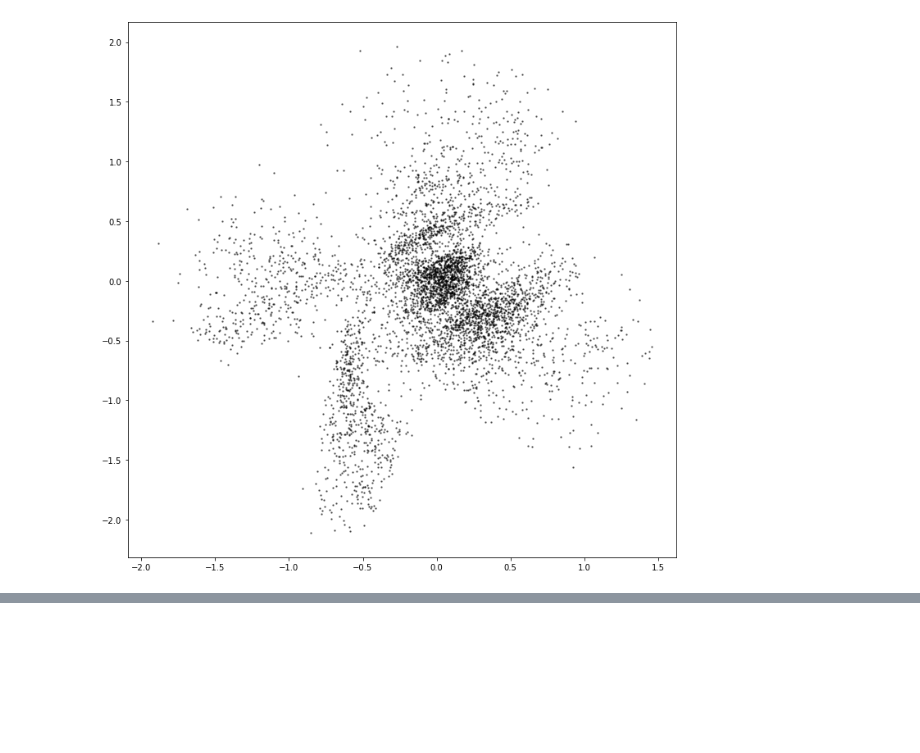
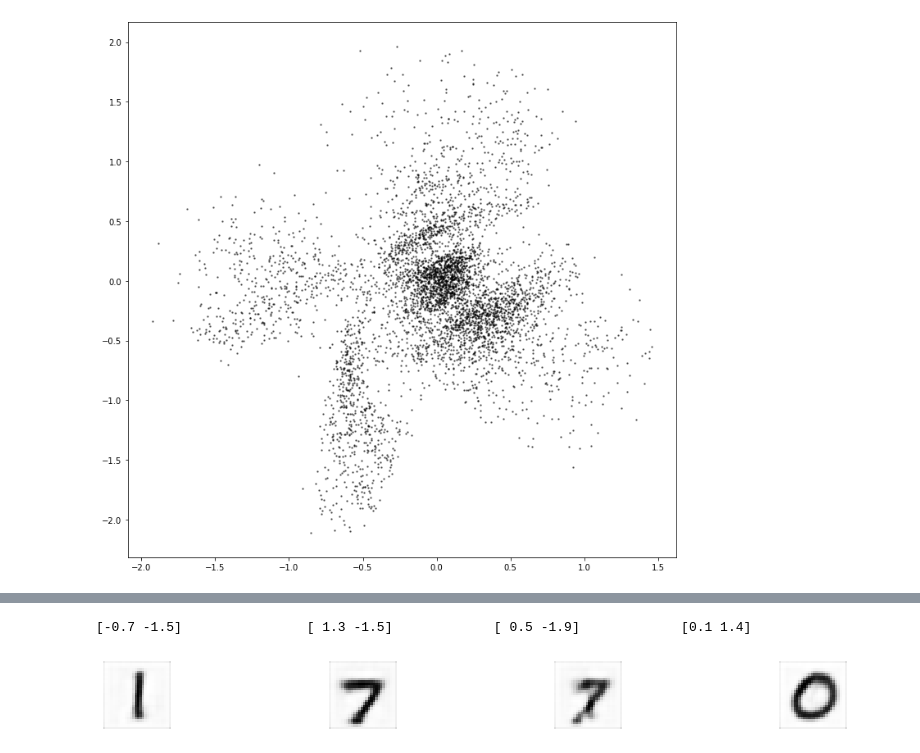
Before and after one commit to ebunt/Generative-Deep-Learning-Code-in-Pytorch, a Jupyter notebook: 03_02_autoencoder_analysis.ipynb, the cells around one changed output, grey strips where cells are left out. Cells and saved outputs as stored; diff of their text form; code cells hidden in the pictures; blank space fills up the shorter version.

```diff
--- a/03_02_autoencoder_analysis.ipynb
+++ b/03_02_autoencoder_analysis.ipynb
@@ -153,30 +145,0 @@ plt.show()
-# %%
-grid_size = 20
-figsize = 8
-
-z_points = encoder(x.to(device)).cpu()
-
-plt.figure(figsize=(5, 5))
-plt.scatter(z_points[:, 0] , z_points[:, 1] , cmap='rainbow' , c=y, alpha=0.5, s=2)
-plt.colorbar()
-
-x_space = np.linspace(min(z_points[:, 0]), max(z_points[:, 0]), grid_size)
-y_space = np.linspace(max(z_points[:, 1]), min(z_points[:, 1]), grid_size)
-xv, yv = np.meshgrid(x_space, y_space)
-
-xv = xv.flatten()
-yv = yv.flatten()
-z_grid = np.array(list(zip(xv, yv)))
-
-reconst = decoder(t.from_numpy(z_grid).float().to(device)).cpu()
-
-plt.scatter(z_grid[:, 0] , z_grid[:, 1], c = 'black', alpha=1, s=5)
-plt.show()
-
-fig = plt.figure(figsize=(figsize, figsize))
-fig.subplots_adjust(hspace=0.4, wspace=0.4)
-
-for i in range(grid_size ** 2):
-    ax = fig.add_subplot(grid_size, grid_size, i+1)
-    ax.axis('off')
-    ax.imshow(reconst[i, :, :, 0], cmap = 'Greys')
@@ -185,0 +152,18 @@ for i in range(grid_size ** 2):
+# %%
+z_points = t.tensor([[-.7, -1.5], [1.3, -1.5], [.5, -1.9], [0.1, 1.4]])
+reconst_imgs = decoder(z_points.to(device))
+
+fig = plt.figure(figsize=(15, 3))
+fig.subplots_adjust(hspace=0.4, wspace=0.4)
+
+for z_point in z_points:
+    print(z_point.numpy(), end='\t\t   ')
+
+for i in range(4):
+    img = reconst_imgs[i].cpu().squeeze()
+    ax = fig.add_subplot(2, bs, i + bs + 1)
+    ax.axis('off')
+    ax.imshow(img, cmap='gray_r')
+# %% [output]
+[-0.7 -1.5]                [ 1.3 -1.5]             [ 0.5 -1.9]             [0.1 1.4]
+[figure, added]
```
Also changed, not shown: parts of 9 cells of this notebook.
